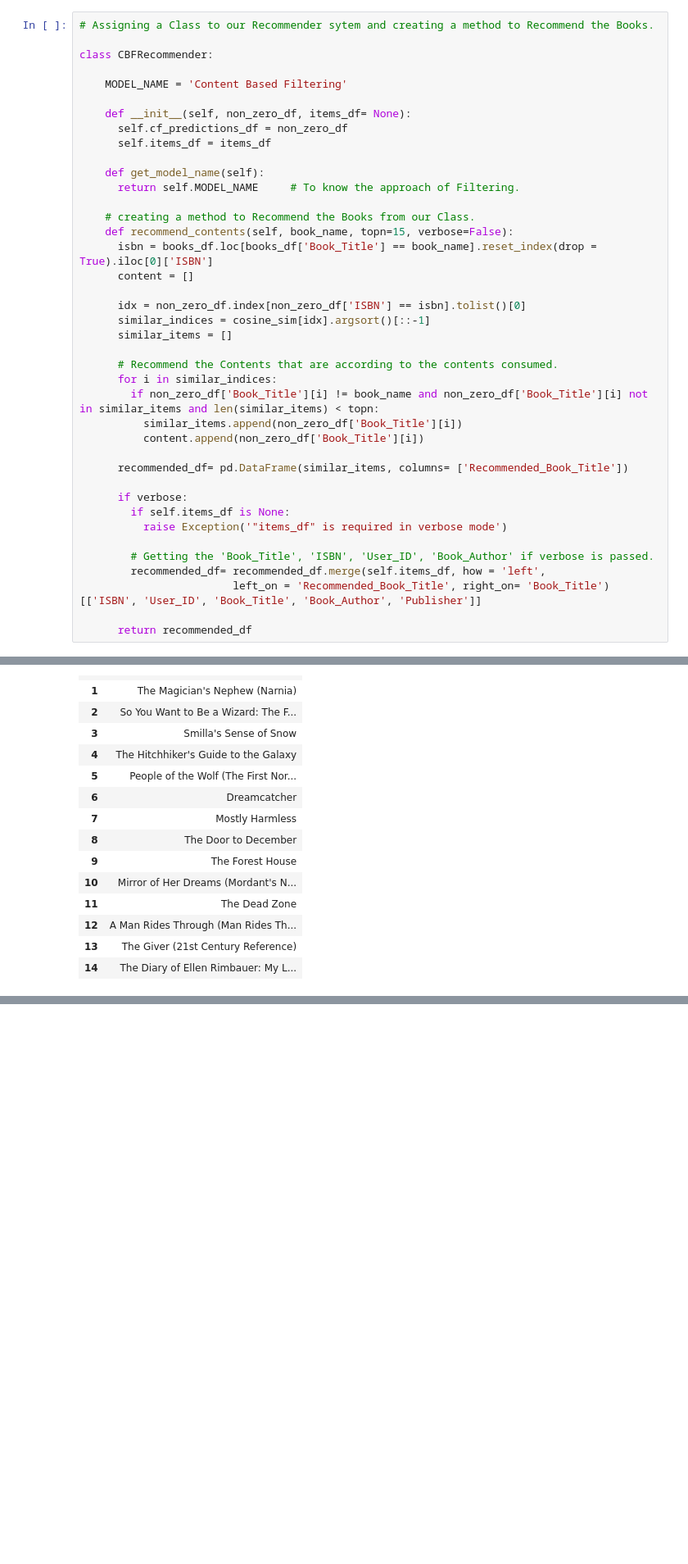
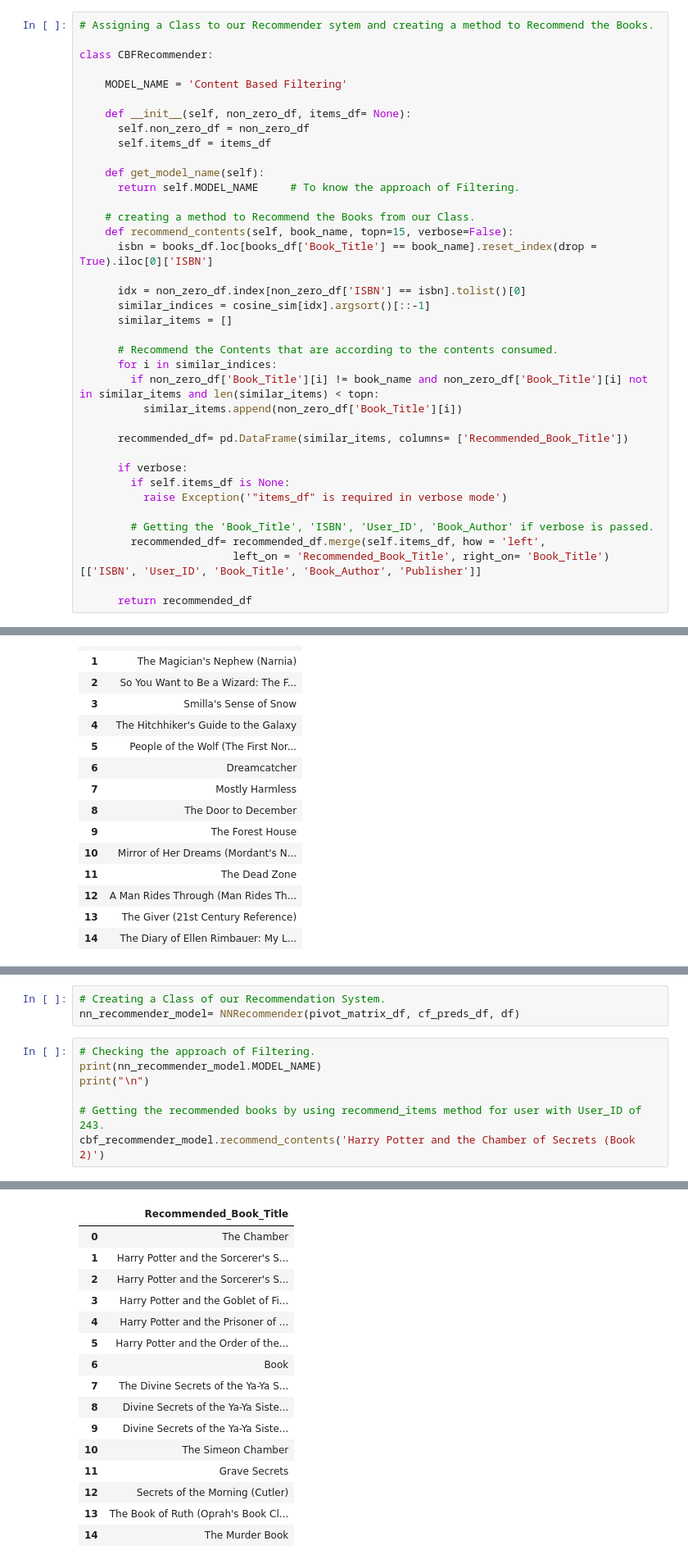
Before and after one commit to RPSahoo219/Book_Recommendation_system, a Jupyter notebook: Book_Recommendation_System.ipynb, the cells around one changed output, grey strips where cells are left out. Shown at 82% size. Cells and saved outputs as stored; diff of their text form; blank space fills up the shorter version.

```diff
--- a/Book_Recommendation_System.ipynb
+++ b/Book_Recommendation_System.ipynb
@@ -1331,7 +1336,7 @@ class CBFRecommender:
     MODEL_NAME = 'Content Based Filtering'
 
     def __init__(self, non_zero_df, items_df= None):
-      self.cf_predictions_df = non_zero_df
+      self.non_zero_df = non_zero_df
       self.items_df = items_df
 
     def get_model_name(self):
@@ -1340,7 +1345,6 @@ class CBFRecommender:
     # creating a method to Recommend the Books from our Class.
     def recommend_contents(self, book_name, topn=15, verbose=False):
       isbn = books_df.loc[books_df['Book_Title'] == book_name].reset_index(drop = True).iloc[0]['ISBN']
-      content = []
 
       idx = non_zero_df.index[non_zero_df['ISBN'] == isbn].tolist()[0]
       similar_indices = cosine_sim[idx].argsort()[::-1]
@@ -1350,7 +1354,6 @@ class CBFRecommender:
       for i in similar_indices:
         if non_zero_df['Book_Title'][i] != book_name and non_zero_df['Book_Title'][i] not in similar_items and len(similar_items) < topn:
           similar_items.append(non_zero_df['Book_Title'][i])
-          content.append(non_zero_df['Book_Title'][i])
 
       recommended_df= pd.DataFrame(similar_items, columns= ['Recommended_Book_Title'])
 
@@ -1393,0 +1441,11 @@ Content Based Filtering
+# %%
+# Creating a Class of our Recommendation System.
+nn_recommender_model= NNRecommender(pivot_matrix_df, cf_preds_df, df)
+# %%
+# Checking the approach of Filtering.
+print(nn_recommender_model.MODEL_NAME)
+print("\n")
+
+# Getting the recommended books by using recommend_items method for user with User_ID of 243.
+cbf_recommender_model.recommend_contents('Harry Potter and the Chamber of Secrets (Book 2)')
+# %% [output]
@@ -1393,0 +1453,16 @@ Content Based Filtering
+|  | Recommended_Book_Title |
+| 0 | The Chamber |
+| 1 | Harry Potter and the Sorcerer's S... |
+| 2 | Harry Potter and the Sorcerer's S... |
+| 3 | Harry Potter and the Goblet of Fi... |
+| 4 | Harry Potter and the Prisoner of ... |
+| 5 | Harry Potter and the Order of the... |
+| 6 | Book |
+| 7 | The Divine Secrets of the Ya-Ya S... |
+| 8 | Divine Secrets of the Ya-Ya Siste... |
+| 9 | Divine Secrets of the Ya-Ya Siste... |
+| 10 | The Simeon Chamber |
+| 11 | Grave Secrets |
+| 12 | Secrets of the Morning (Cutler) |
+| 13 | The Book of Ruth (Oprah's Book Cl... |
+| 14 | The Murder Book |
```
Also changed, not shown: parts of 12 cells of this notebook.
